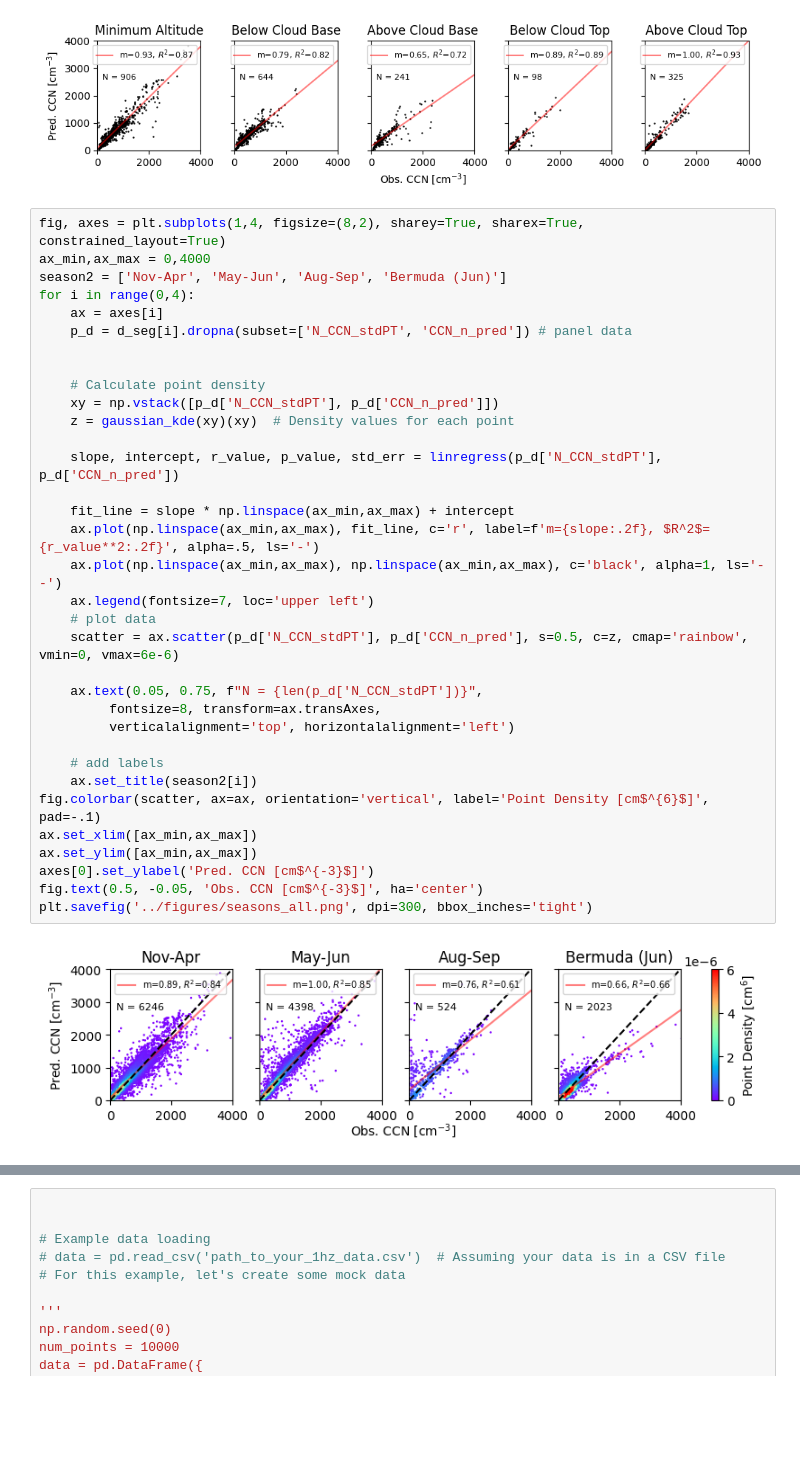
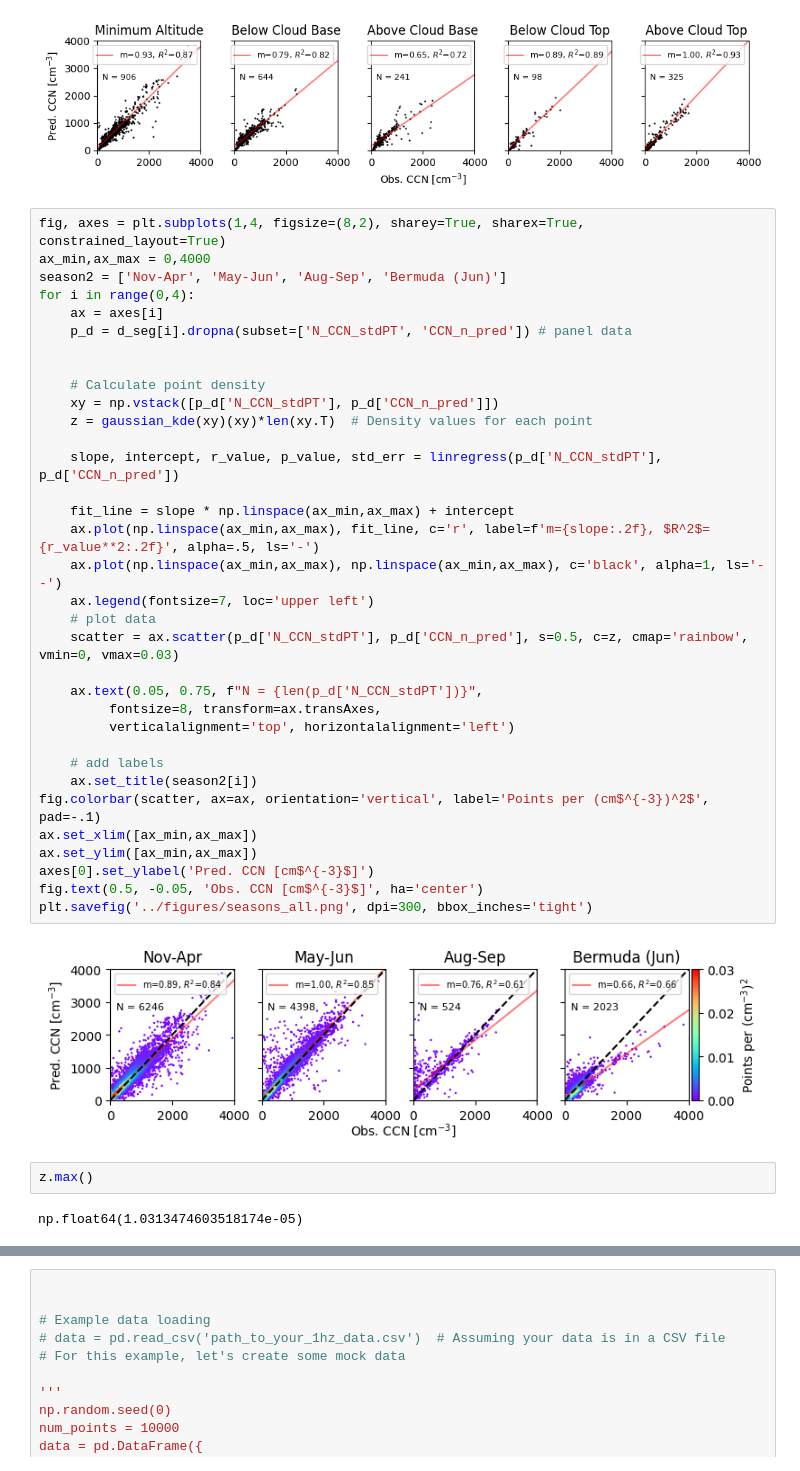
Before and after one commit to csoloff/ACTIVATE_CCN_closure, a Jupyter notebook: scripts/04_plots.ipynb, the cells around one changed output, grey strips where cells are left out. Cells and saved outputs as stored; diff of their text form; blank space fills up the shorter version.

```diff
--- a/scripts/04_plots.ipynb
+++ b/scripts/04_plots.ipynb
@@ -323,34 +323,38 @@ fig, axes = plt.subplots(1,4, figsize=(8,2), sharey=True, sharex=True, constrain
 ax_min,ax_max = 0,4000
 season2 = ['Nov-Apr', 'May-Jun', 'Aug-Sep', 'Bermuda (Jun)']
 for i in range(0,4):
     ax = axes[i]
     p_d = d_seg[i].dropna(subset=['N_CCN_stdPT', 'CCN_n_pred']) # panel data
 
 
     # Calculate point density
     xy = np.vstack([p_d['N_CCN_stdPT'], p_d['CCN_n_pred']])
-    z = gaussian_kde(xy)(xy)  # Density values for each point
+    z = gaussian_kde(xy)(xy)*len(xy.T)  # Density values for each point
 
     slope, intercept, r_value, p_value, std_err = linregress(p_d['N_CCN_stdPT'], p_d['CCN_n_pred'])
 
     fit_line = slope * np.linspace(ax_min,ax_max) + intercept
     ax.plot(np.linspace(ax_min,ax_max), fit_line, c='r', label=f'm={slope:.2f}, $R^2$={r_value**2:.2f}', alpha=.5, ls='-')
     ax.plot(np.linspace(ax_min,ax_max), np.linspace(ax_min,ax_max), c='black', alpha=1, ls='--')
     ax.legend(fontsize=7, loc='upper left')
     # plot data
-    scatter = ax.scatter(p_d['N_CCN_stdPT'], p_d['CCN_n_pred'], s=0.5, c=z, cmap='rainbow', vmin=0, vmax=6e-6)
+    scatter = ax.scatter(p_d['N_CCN_stdPT'], p_d['CCN_n_pred'], s=0.5, c=z, cmap='rainbow', vmin=0, vmax=0.03)
 
     ax.text(0.05, 0.75, f"N = {len(p_d['N_CCN_stdPT'])}",
          fontsize=8, transform=ax.transAxes,
          verticalalignment='top', horizontalalignment='left')
 
     # add labels
     ax.set_title(season2[i])
-fig.colorbar(scatter, ax=ax, orientation='vertical', label='Point Density [cm$^{6}$]', pad=-.1)
+fig.colorbar(scatter, ax=ax, orientation='vertical', label='Points per (cm$^{-3})^2$', pad=-.1)
 ax.set_xlim([ax_min,ax_max])
 ax.set_ylim([ax_min,ax_max])
 axes[0].set_ylabel('Pred. CCN [cm$^{-3}$]')
 fig.text(0.5, -0.05, 'Obs. CCN [cm$^{-3}$]', ha='center')
 plt.savefig('../figures/seasons_all.png', dpi=300, bbox_inches='tight')
 # %% [output]
-[figure, old version]
+[figure, new version]
+# %%
+z.max()
+# %% [output]
+np.float64(1.0313474603518174e-05)
```
Also changed, not shown: parts of 3 cells of this notebook.
